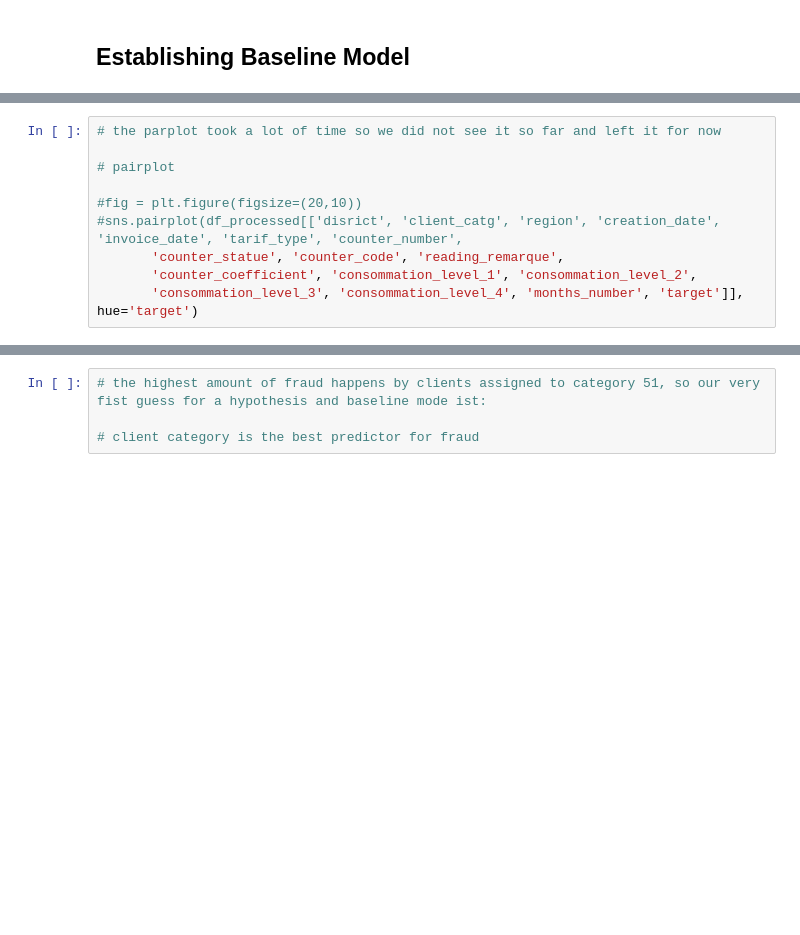
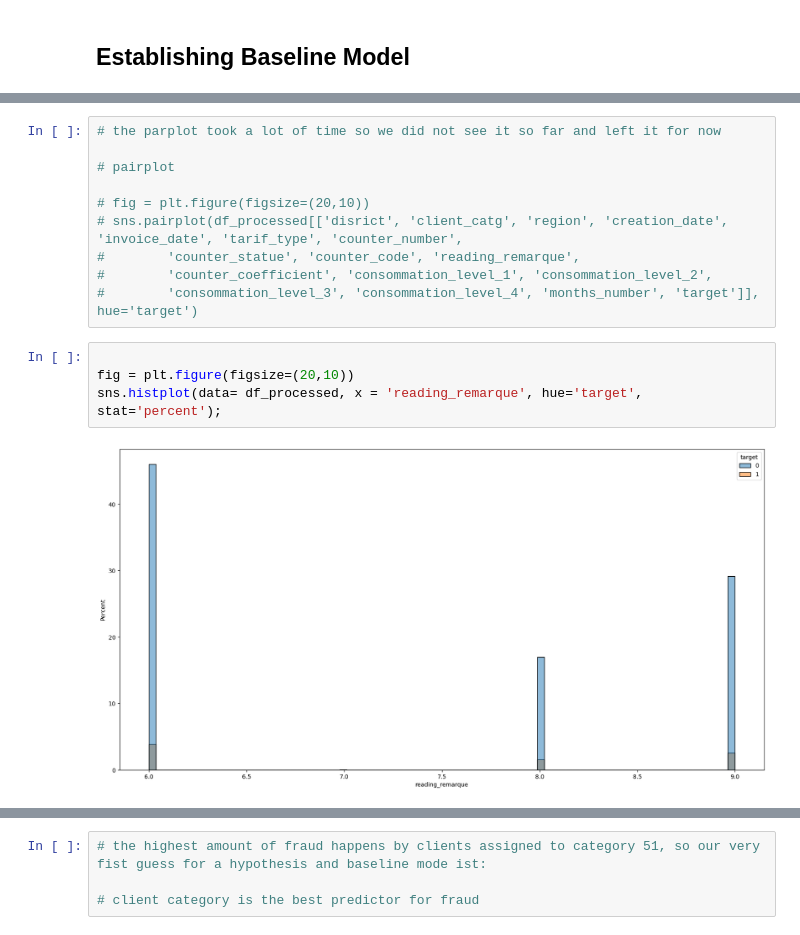
Before and after one commit to Cazta/fraud_detection_electricity_company, a Jupyter notebook: fraud_data_cleaning.ipynb, the cells around one changed output, grey strips where cells are left out. Cells and saved outputs as stored; diff of their text form; blank space fills up the shorter version.

```diff
--- a/fraud_data_cleaning.ipynb
+++ b/fraud_data_cleaning.ipynb
@@ -186,11 +473,17 @@ sns.heatmap(df_processed[['disrict', 'client_catg', 'region', 'creation_date',
 
 # pairplot
 
-#fig = plt.figure(figsize=(20,10))
-#sns.pairplot(df_processed[['disrict', 'client_catg', 'region', 'creation_date', 'invoice_date', 'tarif_type', 'counter_number',
-       'counter_statue', 'counter_code', 'reading_remarque',
-       'counter_coefficient', 'consommation_level_1', 'consommation_level_2',
-       'consommation_level_3', 'consommation_level_4', 'months_number', 'target']], hue='target')
+# fig = plt.figure(figsize=(20,10))
+# sns.pairplot(df_processed[['disrict', 'client_catg', 'region', 'creation_date', 'invoice_date', 'tarif_type', 'counter_number',
+#        'counter_statue', 'counter_code', 'reading_remarque',
+#        'counter_coefficient', 'consommation_level_1', 'consommation_level_2',
+#        'consommation_level_3', 'consommation_level_4', 'months_number', 'target']], hue='target')
+# %%
+
+fig = plt.figure(figsize=(20,10))
+sns.histplot(data= df_processed, x = 'reading_remarque', hue='target', stat='percent');
+# %% [output]
+[figure, added]
 # %%
 # since our target has the highest correlation with the client category, we will take a closer look at that:
 df_processed.client_catg.value_counts()
```
Also changed, not shown: parts of 35 cells of this notebook.
